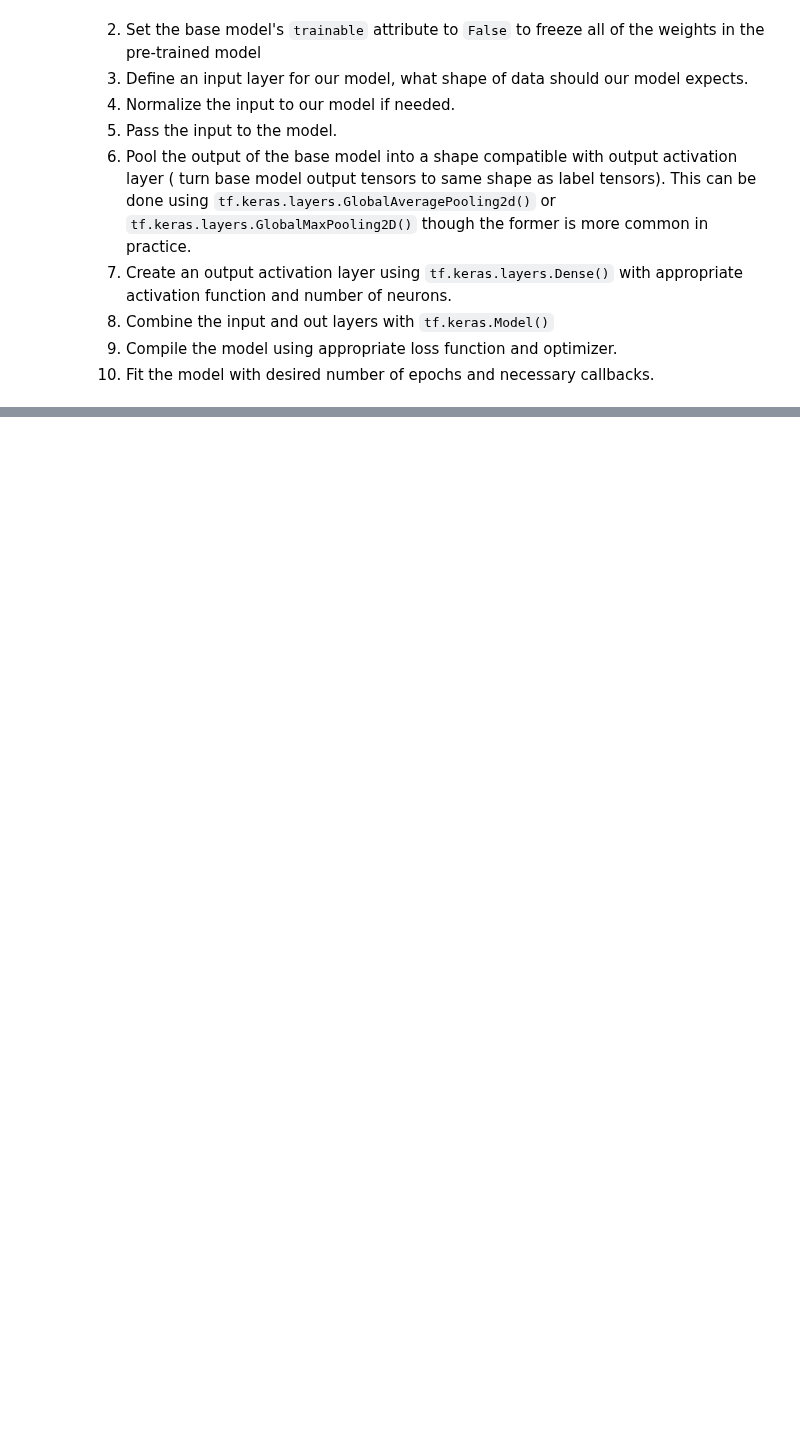
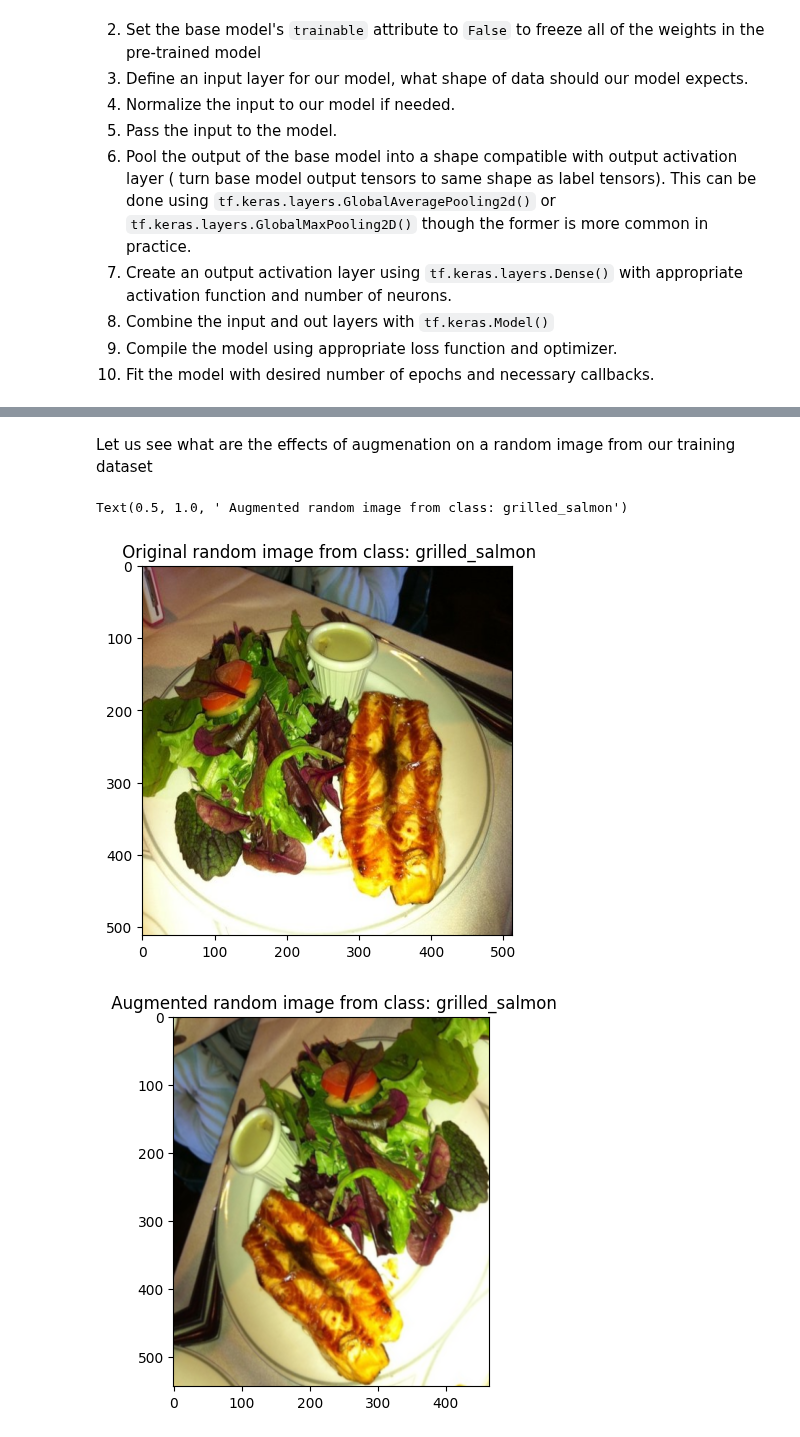
Before and after one commit to bikash119/learn_tensorflow, a Jupyter notebook: learn_tf_009.ipynb, the cells around one changed output, grey strips where cells are left out. Cells and saved outputs as stored; diff of their text form; code cells hidden in the pictures; blank space fills up the shorter version.

```diff
--- a/learn_tf_009.ipynb
+++ b/learn_tf_009.ipynb
@@ -248,0 +296,13 @@ pd.DataFrame(effnetb0_history.history).plot()
+# %%
+train_data_1_percent= tf.keras.preprocessing.image_dataset_from_directory(directory=train_dir_1_percent
+                                                                          ,labels="inferred"
+                                                                          ,label_mode="categorical"
+                                                                          ,shuffle=True
+                                                                          ,image_size=IMG_SIZE)
+
+test_data= tf.keras.preprocessing.image_dataset_from_directory(directory=test_dir
+                                                               ,labels="inferred"
+                                                               ,label_mode="categorical"
+                                                               ,shuffle=True
+                                                               ,image_size=IMG_SIZE
+                                                               )
@@ -248,0 +315,38 @@ pd.DataFrame(effnetb0_history.history).plot()
+# %%
+import tensorflow as tf
+from tensorflow.keras import layers
+
+data_augmentation= tf.keras.Sequential([
+     layers.RandomFlip("horizontal")
+    ,layers.RandomRotation(factor=0.2)
+    ,layers.RandomZoom(height_factor=0.2)
+    ,layers.RandomHeight(factor=0.2)
+    ,layers.RandomWidth(factor=0.2)
+    #,layers.Rescaling(scale=1./255) should be used with Resnet and removed in case of EfficientNetBo
+])
+# %% [markdown]
+Let us see what are the effects of augmenation on a random image from our training dataset
+# %%
+# Augment a random image
+import matplotlib.pyplot as plt
+import matplotlib.image as mpimg
+import os
+import random
+
+target_class= random.choice(train_data_1_percent.class_names)
+target_dir= train_dir_1_percent+ "/"+target_class
+random_image=  random.choice(os.listdir(target_dir))
+random_image_path= target_dir + "/" +random_image
+img = mpimg.imread(random_image_path)
+plt.imshow(img)
+plt.title(f" Original random image from class: {target_class}")
+
+# augment the random image
+augmented_img = data_augmentation(tf.expand_dims(img,axis=0))
+plt.figure()
+plt.imshow(tf.squeeze(augmented_img)/255.)
+plt.title(f" Augmented random image from class: {target_class}")
+# %% [output]
+Text(0.5, 1.0, ' Augmented random image from class: grilled_salmon')
+[figure, added]
+[figure, added]
```
Also changed, not shown: parts of 15 cells of this notebook.
